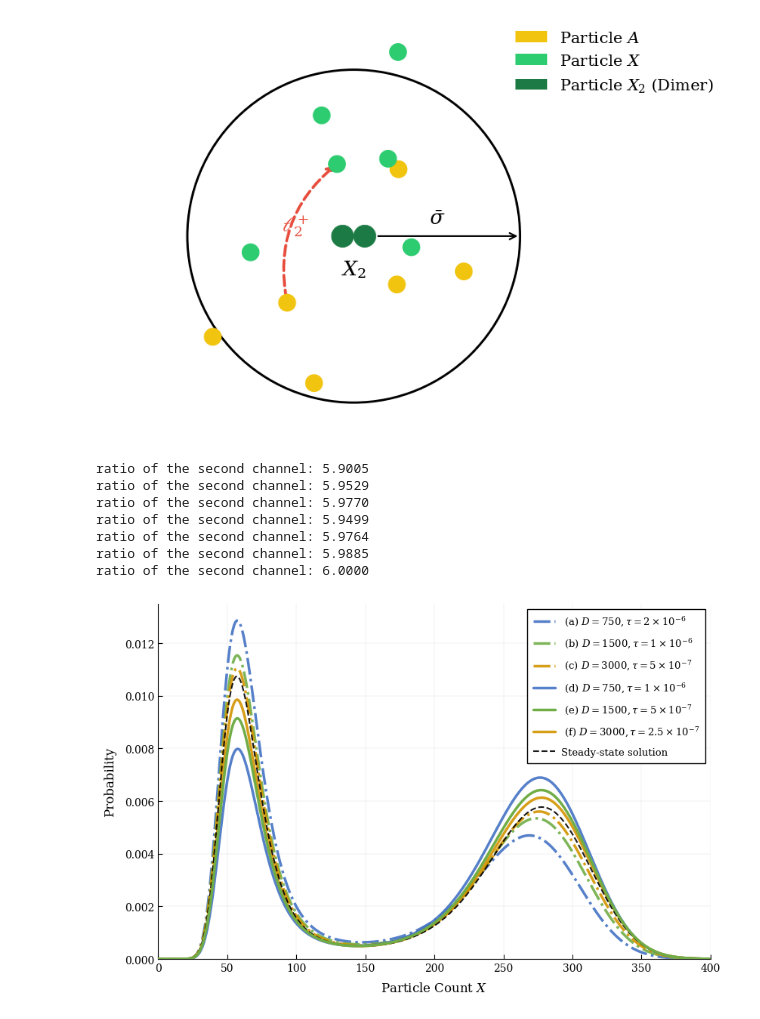
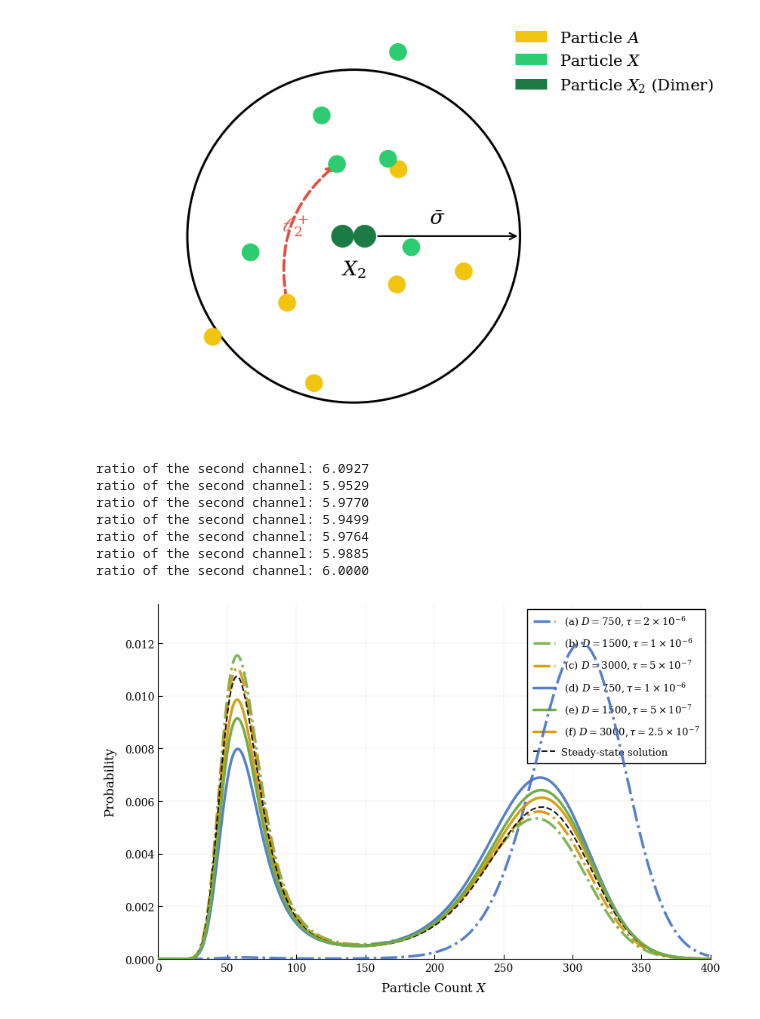
Before and after one commit to LLUVVC/bistable_model_simulation, a Jupyter notebook: notebooks/05_model_description_analytical_curve.ipynb, the cells around one changed output. Cells and saved outputs as stored; diff of their text form; code cells hidden in the pictures.

```diff
--- a/notebooks/05_model_description_analytical_curve.ipynb
+++ b/notebooks/05_model_description_analytical_curve.ipynb
@@ -223,36 +223,37 @@ def plot_analytical_distributions(configs, vol, a=10, b=20, max_state=400):
 
     plt.tight_layout()
     plt.savefig("prediction2.pdf", dpi=300, bbox_inches='tight')
     plt.show()
 
 # ==========================================
 # Execution
 # ==========================================
 if __name__ == "__main__":
     SYSTEM_VOL = 8.0
 
     rate_configs = {
         # n1=20000, n2=5000
-            r" (a) $D=750, \tau=2\times10^{-6}$":  [1.499940, 1500, 150.961190, 25.584481, 5.75, 25 ],
+            # r" (a) $D=750, \tau=2\times10^{-6}$":  [1.499940, 1500, 150.961190, 25.584481, 5.75, 25 ],
+            r" (a) $D=750, \tau=2\times10^{-6}$":  [1.501800, 1500, 156.121776, 25.624237, 5.75, 25 ],
             r" (b) $D=1500, \tau=1\times10^{-6}$":  [1.500026,1500, 150.501288, 25.282129, 5.75, 25],
             r" (c) $D=3000, \tau=5\times10^{-7}$":  [1.500069, 1500, 150.259643, 25.139464, 5.75, 25],
 
             r" (d) $D=750, \tau=1\times10^{-6}$":  [1.500208, 1500, 151.398089, 25.445299, 5.75, 25 ],
             r" (e) $D=1500, \tau=5\times10^{-7}$":  [1.500160, 1500, 150.708939, 25.217480, 5.75, 25],
             r" (f) $D=3000, \tau=2.5\times10^{-7}$":  [1.500136, 1500, 150.360984, 25.108267, 5.75, 25],
             "Steady-state solution":             [1.5,      1500, 150,        25,        5.75, 25]
         }
 
     plot_analytical_distributions(rate_configs, vol=SYSTEM_VOL)
 # %% [output]
-ratio of the second channel: 5.9005
+ratio of the second channel: 6.0927
 ratio of the second channel: 5.9529
 ratio of the second channel: 5.9770
 ratio of the second channel: 5.9499
 ratio of the second channel: 5.9764
 ratio of the second channel: 5.9885
 ratio of the second channel: 6.0000
-[figure, old version]
+[figure, new version]
 # %%
 rate_configs = {
     # n1=2000, n2=500
```
Also changed, not shown: 15 other files.
